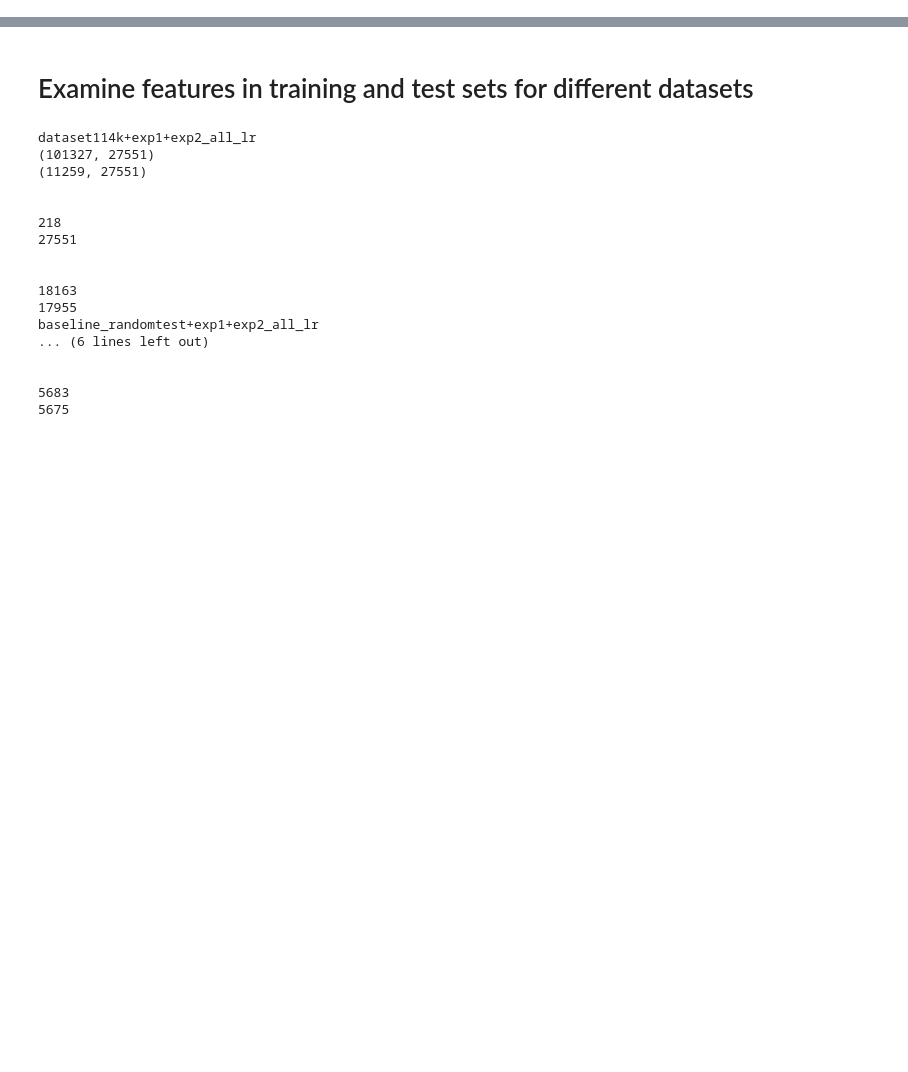
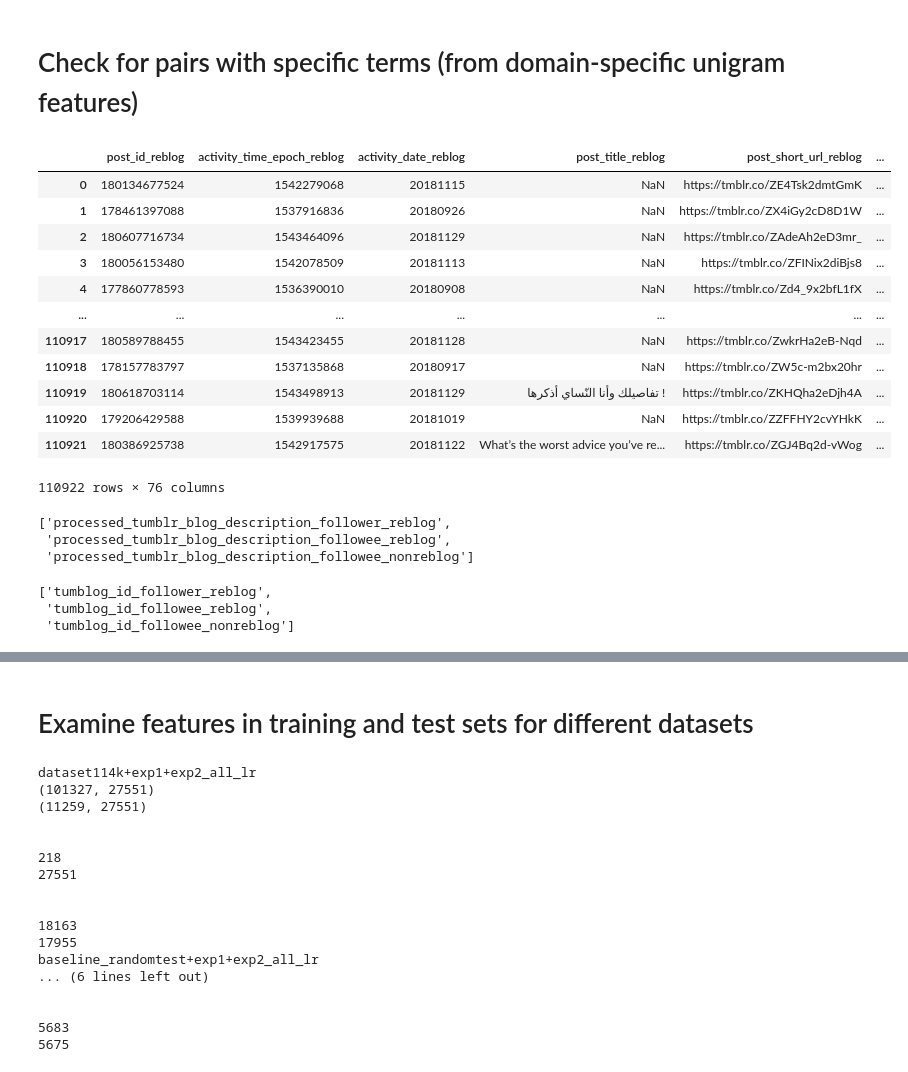
Before and after one commit to michaelmilleryoder/tumblr_community_identity, a Jupyter notebook: jupyter/check_features.ipynb, the cells around one changed output, grey strips where cells are left out. Saved outputs shown, nothing was run; the diff lists cells and outputs as text; code cells hidden in the pictures; blank space fills up the shorter version.

```diff
--- a/jupyter/check_features.ipynb
+++ b/jupyter/check_features.ipynb
@@ -0,0 +1,38 @@
+# %% [markdown]
+# Check for pairs with specific terms (from domain-specific unigram features)
+# %%
+# Load pairs of blog descriptions
+import pandas as pd
+
+path = '/data/tumblr_community_identity/dataset114k/matched_reblogs_nonreblogs_dataset114k.csv'
+pairs = pd.read_csv(path)
+pairs
+# %% [output]
+|  | post_id_reblog | activity_time_epoch_reblog | activity_date_reblog | post_title_reblog | post_short_url_reblog | ... |
+| 0 | 180134677524 | 1542279068 | 20181115 | NaN | https://tmblr.co/ZE4Tsk2dmtGmK | ... |
+| 1 | 178461397088 | 1537916836 | 20180926 | NaN | https://tmblr.co/ZX4iGy2cD8D1W | ... |
+| 2 | 180607716734 | 1543464096 | 20181129 | NaN | https://tmblr.co/ZAdeAh2eD3mr_ | ... |
+| 3 | 180056153480 | 1542078509 | 20181113 | NaN | https://tmblr.co/ZFINix2diBjs8 | ... |
+| 4 | 177860778593 | 1536390010 | 20180908 | NaN | https://tmblr.co/Zd4_9x2bfL1fX | ... |
+| ... | ... | ... | ... | ... | ... | ... |
+| 110917 | 180589788455 | 1543423455 | 20181128 | NaN | https://tmblr.co/ZwkrHa2eB-Nqd | ... |
+| 110918 | 178157783797 | 1537135868 | 20180917 | NaN | https://tmblr.co/ZW5c-m2bx20hr | ... |
+| 110919 | 180618703114 | 1543498913 | 20181129 | تفاصيلك وأنا النّساي أذكرها ! | https://tmblr.co/ZKHQha2eDjh4A | ... |
+| 110920 | 179206429588 | 1539939688 | 20181019 | NaN | https://tmblr.co/ZZFFHY2cvYHkK | ... |
+| 110921 | 180386925738 | 1542917575 | 20181122 | What’s the worst advice you’ve re... | https://tmblr.co/ZGJ4Bq2d-vWog | ... |
+110922 rows × 76 columns
+# %%
+# desc_cols = [col for col in pairs.columns if 'description' in col and not 'processed' in col]
+desc_cols = [col for col in pairs.columns if 'description' in col and 'processed' in col]
+desc_cols
+# %% [output]
+['processed_tumblr_blog_description_follower_reblog',
+ 'processed_tumblr_blog_description_followee_reblog',
+ 'processed_tumblr_blog_description_followee_nonreblog']
+# %%
+id_cols = [col for col in pairs.columns if 'tumblog_id' in col]
+id_cols
+# %% [output]
+['tumblog_id_follower_reblog',
+ 'tumblog_id_followee_reblog',
+ 'tumblog_id_followee_nonreblog']
```
Also changed, not shown: parts of 2 cells of this notebook.
